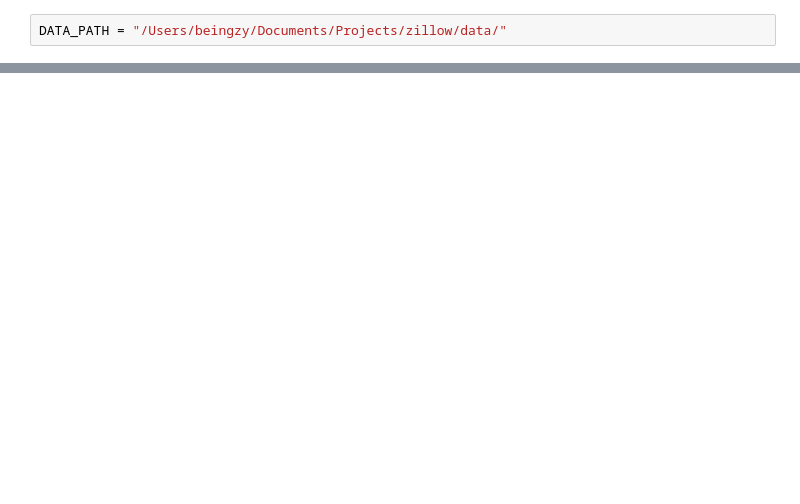
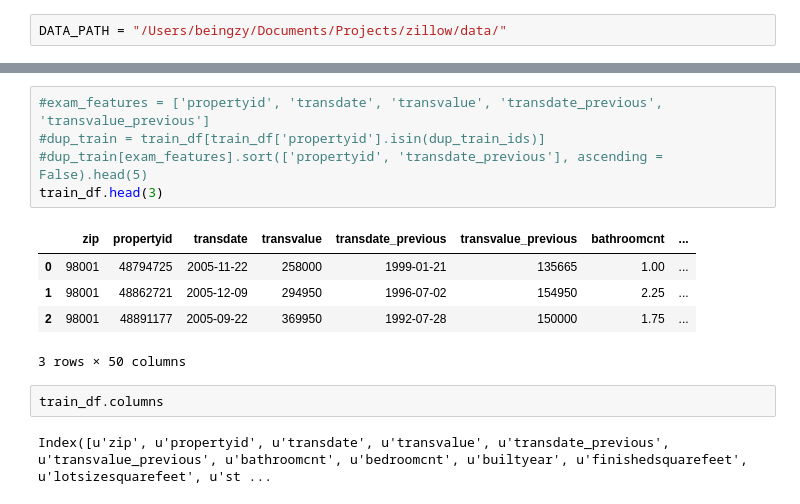
Before and after one commit to beingzy/AVM, a Jupyter notebook: dataProcess.ipynb, the cells around one changed output, grey strips where cells are left out. Drawn from its saved outputs; the diff is of its cells as text; blank space fills up the shorter version.

```diff
--- a/dataProcess.ipynb
+++ b/dataProcess.ipynb
@@ -181,0 +32,15 @@ x
+# %%
+#exam_features = ['propertyid', 'transdate', 'transvalue', 'transdate_previous', 'transvalue_previous']
+#dup_train = train_df[train_df['propertyid'].isin(dup_train_ids)]
+#dup_train[exam_features].sort(['propertyid', 'transdate_previous'], ascending = False).head(5)
+train_df.head(3)
+# %% [output]
+|  | zip | propertyid | transdate | transvalue | transdate_previous | transvalue_previous | bathroomcnt | ... |
+| 0 | 98001 | 48794725 | 2005-11-22 | 258000 | 1999-01-21 | 135665 | 1.00 | ... |
+| 1 | 98001 | 48862721 | 2005-12-09 | 294950 | 1996-07-02 | 154950 | 2.25 | ... |
+| 2 | 98001 | 48891177 | 2005-09-22 | 369950 | 1992-07-28 | 150000 | 1.75 | ... |
+3 rows × 50 columns
+# %%
+train_df.columns
+# %% [output]
+Index([u'zip', u'propertyid', u'transdate', u'transvalue', u'transdate_previous', u'transvalue_previous', u'bathroomcnt', u'bedroomcnt', u'builtyear', u'finishedsquarefeet', u'lotsizesquarefeet', u'st ...
```
Also changed, not shown: parts of 36 cells of this notebook.
